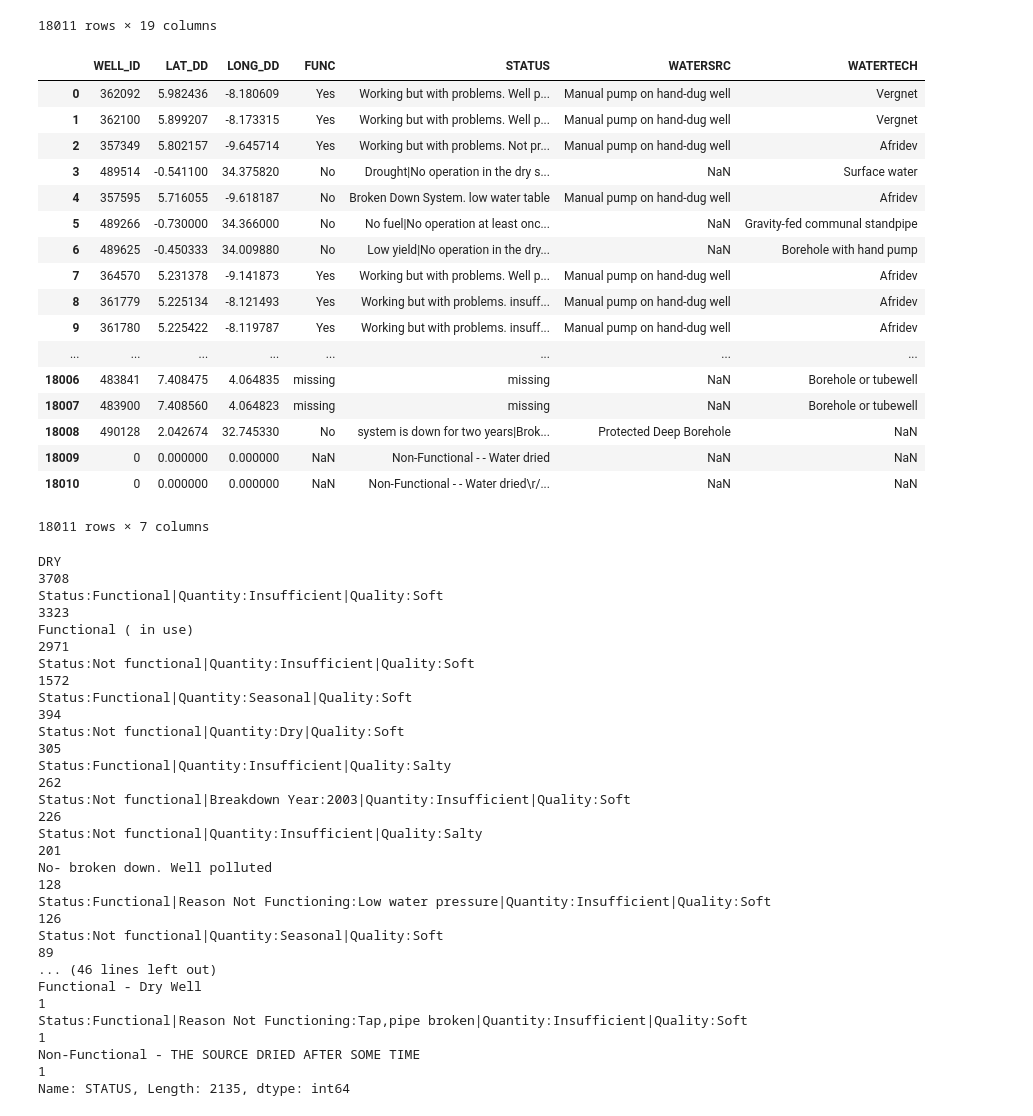
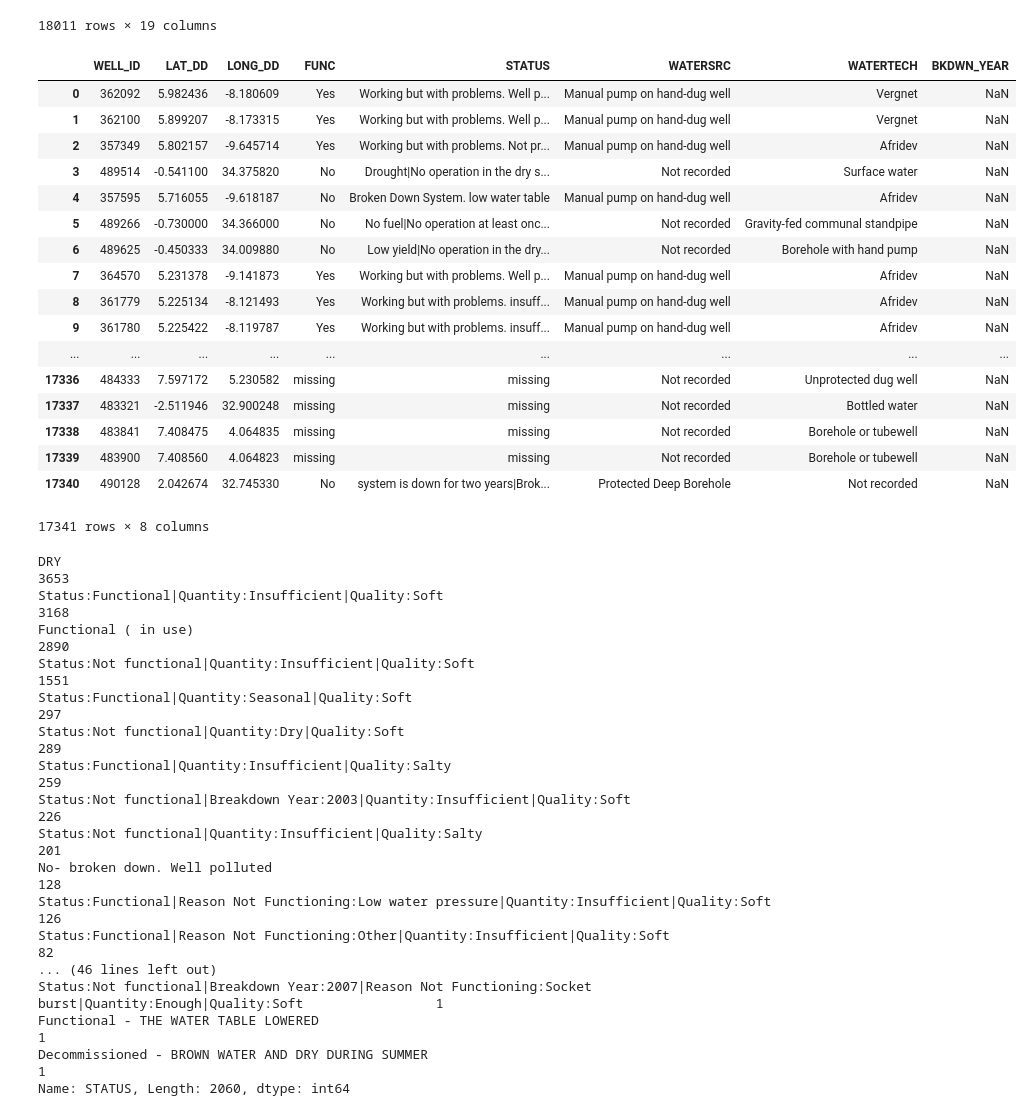
Before and after one commit to yeemey/haackwell, a Jupyter notebook: notebooks/issue7_wpdx_well_status.ipynb, the cells around one changed output. Saved outputs shown, nothing was run; the diff lists cells and outputs as text; code cells hidden in the pictures.

Commit message:
Add csv data with breakdown year

```diff
--- a/notebooks/issue7_wpdx_well_status.ipynb
+++ b/notebooks/issue7_wpdx_well_status.ipynb
@@ -18,6 +18,7 @@ import matplotlib.pyplot as plt
 # Water Point Data Exchange
 wpdx_data = 'https://www.hydroshare.org/django_irods/download/d3659dcf575d4090801a74d1ce096d7c/data/contents/WPDx_Well_Function_Upd_151224_xy161117.csv'
 wpdx_df = pd.read_csv(wpdx_data)
+well_bkdown_df = pd.read_csv('/Users/ymseah/Google Drive/GeoHackWeek/haackwell/dat/well-data-2001-2015-no-rainwater.csv')
 # %%
 wpdx_df
 # %% [output]
@@ -40,47 +41,47 @@ wpdx_df
 | 18010 | 0 | 0.000000 | 0.000000 | NaN | Non-Functional - - Water dried\r/... | 0 | 0 | 1 | NaN | NaN | NaN | ... |
 18011 rows × 19 columns
 # %%
-well_status_df = wpdx_df[['WELL_ID', 'LAT_DD', 'LONG_DD', 'FUNC', 'STATUS', 'WATERSRC', 'WATERTECH']].copy()
+well_status_df = well_bkdown_df[['WELL_ID', 'LAT_DD', 'LONG_DD', 'FUNC', 'STATUS', 'WATERSRC', 'WATERTECH', 'BKDWN_YEAR']].copy()
 well_status_df
 # %% [output]
-|  | WELL_ID | LAT_DD | LONG_DD | FUNC | STATUS | WATERSRC | WATERTECH |
-| 0 | 362092 | 5.982436 | -8.180609 | Yes | Working but with problems. Well p... | Manual pump on hand-dug well | Vergnet |
-| 1 | 362100 | 5.899207 | -8.173315 | Yes | Working but with problems. Well p... | Manual pump on hand-dug well | Vergnet |
-| 2 | 357349 | 5.802157 | -9.645714 | Yes | Working but with problems. Not pr... | Manual pump on hand-dug well | Afridev |
-| 3 | 489514 | -0.541100 | 34.375820 | No | Drought|No operation in the dry s... | NaN | Surface water |
-| 4 | 357595 | 5.716055 | -9.618187 | No | Broken Down System. low water table | Manual pump on hand-dug well | Afridev |
-| 5 | 489266 | -0.730000 | 34.366000 | No | No fuel|No operation at least onc... | NaN | Gravity-fed communal standpipe |
-| 6 | 489625 | -0.450333 | 34.009880 | No | Low yield|No operation in the dry... | NaN | Borehole with hand pump |
-| 7 | 364570 | 5.231378 | -9.141873 | Yes | Working but with problems. Well p... | Manual pump on hand-dug well | Afridev |
-| 8 | 361779 | 5.225134 | -8.121493 | Yes | Working but with problems. insuff... | Manual pump on hand-dug well | Afridev |
-| 9 | 361780 | 5.225422 | -8.119787 | Yes | Working but with problems. insuff... | Manual pump on hand-dug well | Afridev |
-| ... | ... | ... | ... | ... | ... | ... | ... |
-| 18006 | 483841 | 7.408475 | 4.064835 | missing | missing | NaN | Borehole or tubewell |
-| 18007 | 483900 | 7.408560 | 4.064823 | missing | missing | NaN | Borehole or tubewell |
-| 18008 | 490128 | 2.042674 | 32.745330 | No | system is down for two years|Brok... | Protected Deep Borehole | NaN |
-| 18009 | 0 | 0.000000 | 0.000000 | NaN | Non-Functional - - Water dried | NaN | NaN |
-| 18010 | 0 | 0.000000 | 0.000000 | NaN | Non-Functional - - Water dried\r/... | NaN | NaN |
+|  | WELL_ID | LAT_DD | LONG_DD | FUNC | STATUS | WATERSRC | WATERTECH | BKDWN_YEAR |
+| 0 | 362092 | 5.982436 | -8.180609 | Yes | Working but with problems. Well p... | Manual pump on hand-dug well | Vergnet | NaN |
+| 1 | 362100 | 5.899207 | -8.173315 | Yes | Working but with problems. Well p... | Manual pump on hand-dug well | Vergnet | NaN |
+| 2 | 357349 | 5.802157 | -9.645714 | Yes | Working but with problems. Not pr... | Manual pump on hand-dug well | Afridev | NaN |
+| 3 | 489514 | -0.541100 | 34.375820 | No | Drought|No operation in the dry s... | Not recorded | Surface water | NaN |
+| 4 | 357595 | 5.716055 | -9.618187 | No | Broken Down System. low water table | Manual pump on hand-dug well | Afridev | NaN |
+| 5 | 489266 | -0.730000 | 34.366000 | No | No fuel|No operation at least onc... | Not recorded | Gravity-fed communal standpipe | NaN |
+| 6 | 489625 | -0.450333 | 34.009880 | No | Low yield|No operation in the dry... | Not recorded | Borehole with hand pump | NaN |
+| 7 | 364570 | 5.231378 | -9.141873 | Yes | Working but with problems. Well p... | Manual pump on hand-dug well | Afridev | NaN |
+| 8 | 361779 | 5.225134 | -8.121493 | Yes | Working but with problems. insuff... | Manual pump on hand-dug well | Afridev | NaN |
+| 9 | 361780 | 5.225422 | -8.119787 | Yes | Working but with problems. insuff... | Manual pump on hand-dug well | Afridev | NaN |
+| ... | ... | ... | ... | ... | ... | ... | ... | ... |
+| 17336 | 484333 | 7.597172 | 5.230582 | missing | missing | Not recorded | Unprotected dug well | NaN |
+| 17337 | 483321 | -2.511946 | 32.900248 | missing | missing | Not recorded | Bottled water | NaN |
+| 17338 | 483841 | 7.408475 | 4.064835 | missing | missing | Not recorded | Borehole or tubewell | NaN |
+| 17339 | 483900 | 7.408560 | 4.064823 | missing | missing | Not recorded | Borehole or tubewell | NaN |
+| 17340 | 490128 | 2.042674 | 32.745330 | No | system is down for two years|Brok... | Protected Deep Borehole | Not recorded | NaN |
-18011 rows × 7 columns
+17341 rows × 8 columns
 # %%
 well_status_df['STATUS'].value_counts()
 # %% [output]
-DRY                                                                                                                                               3708
-Status:Functional|Quantity:Insufficient|Quality:Soft                                                                                              3323
-Functional ( in use)                                                                                                                              2971
-Status:Not functional|Quantity:Insufficient|Quality:Soft                                                                                          1572
-Status:Functional|Quantity:Seasonal|Quality:Soft                                                                                                   394
-Status:Not functional|Quantity:Dry|Quality:Soft                                                                                                    305
-Status:Functional|Quantity:Insufficient|Quality:Salty                                                                                              262
-Status:Not functional|Breakdown Year:2003|Quantity:Insufficient|Quality:Soft                                                                       226
-Status:Not functional|Quantity:Insufficient|Quality:Salty                                                                                          201
-No- broken down. Well polluted                                                                                                                     128
-Status:Functional|Reason Not Functioning:Low water pressure|Quantity:Insufficient|Quality:Soft                                                     126
-Status:Not functional|Quantity:Seasonal|Quality:Soft                                                                                                89
+DRY                                                                                                                     3653
+Status:Functional|Quantity:Insufficient|Quality:Soft                                                                    3168
+Functional ( in use)                                                                                                    2890
+Status:Not functional|Quantity:Insufficient|Quality:Soft                                                                1551
+Status:Functional|Quantity:Seasonal|Quality:Soft                                                                         297
+Status:Not functional|Quantity:Dry|Quality:Soft                                                                          289
+Status:Functional|Quantity:Insufficient|Quality:Salty                                                                    259
+Status:Not functional|Breakdown Year:2003|Quantity:Insufficient|Quality:Soft                                             226
+Status:Not functional|Quantity:Insufficient|Quality:Salty                                                                201
+No- broken down. Well polluted                                                                                           128
+Status:Functional|Reason Not Functioning:Low water pressure|Quantity:Insufficient|Quality:Soft                           126
+Status:Functional|Reason Not Functioning:Other|Quantity:Insufficient|Quality:Soft                                         82
 ... (46 lines left out)
-Functional - Dry Well                                                                                                                                1
-Status:Functional|Reason Not Functioning:Tap,pipe broken|Quantity:Insufficient|Quality:Soft                                                          1
-Non-Functional - THE SOURCE DRIED AFTER SOME TIME                                                                                                    1
-Name: STATUS, Length: 2135, dtype: int64
+Status:Not functional|Breakdown Year:2007|Reason Not Functioning:Socket burst|Quantity:Enough|Quality:Soft                 1
+Functional - THE WATER TABLE LOWERED                                                                                       1
+Decommissioned - BROWN WATER AND DRY DURING SUMMER                                                                         1
+Name: STATUS, Length: 2060, dtype: int64
 # %%
 well_status_df['WATERTECH'].value_counts()
 # %% [output]
```
Also changed, not shown: parts of 4 cells of this notebook.
